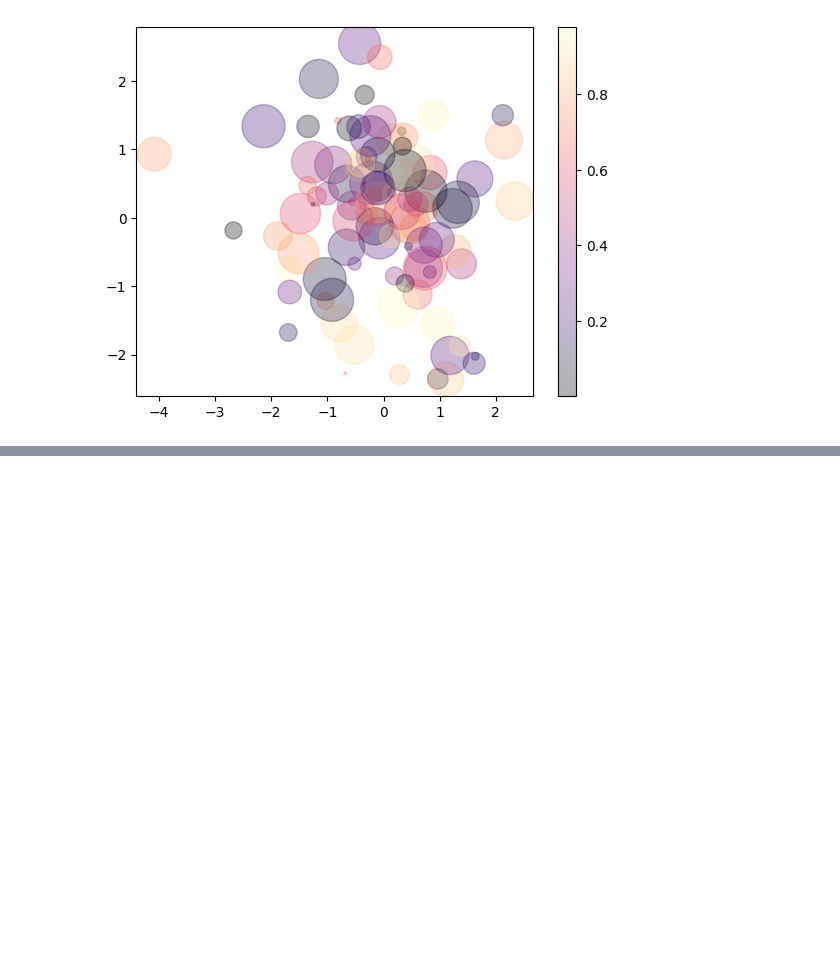
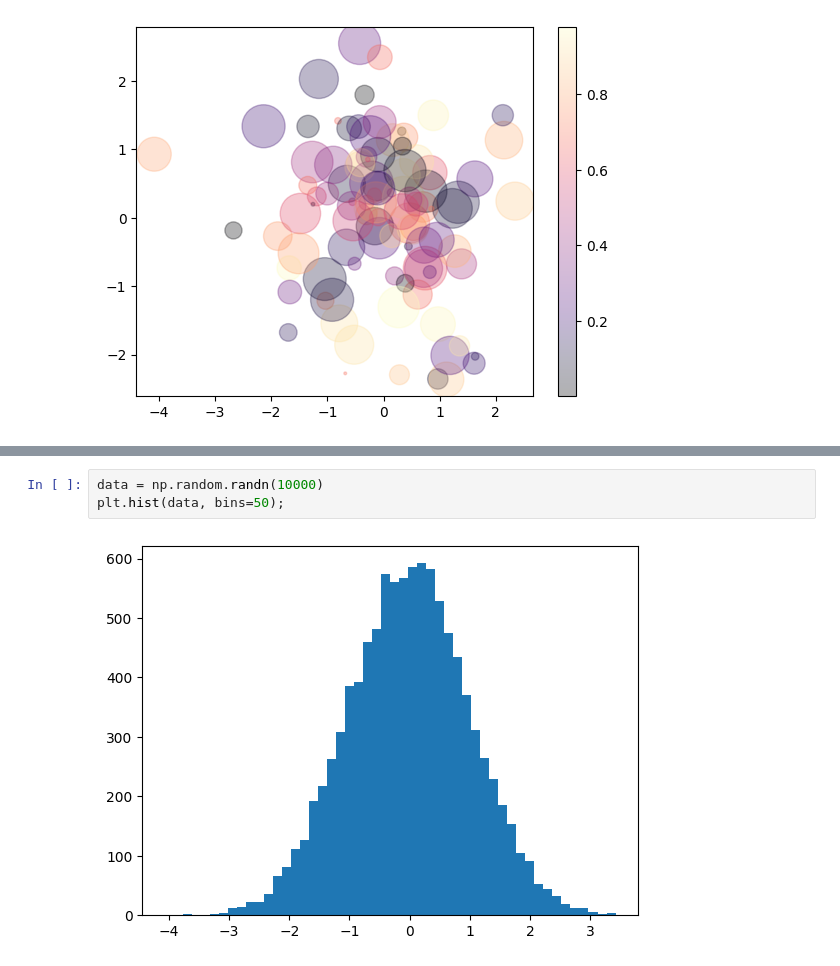
Before and after one commit to datajcthemax/playdata, a Jupyter notebook: day14.ipynb, the cells around one changed output, grey strips where cells are left out. Drawn from its saved outputs; the diff is of its cells as text; blank space fills up the shorter version.

```diff
--- a/day14.ipynb
+++ b/day14.ipynb
@@ -281,0 +294,5 @@ plt.colorbar()
+# %%
+data = np.random.randn(10000)
+plt.hist(data, bins=50);
+# %% [output]
+[figure, added]
```
Also changed, not shown: parts of 21 cells of this notebook.
